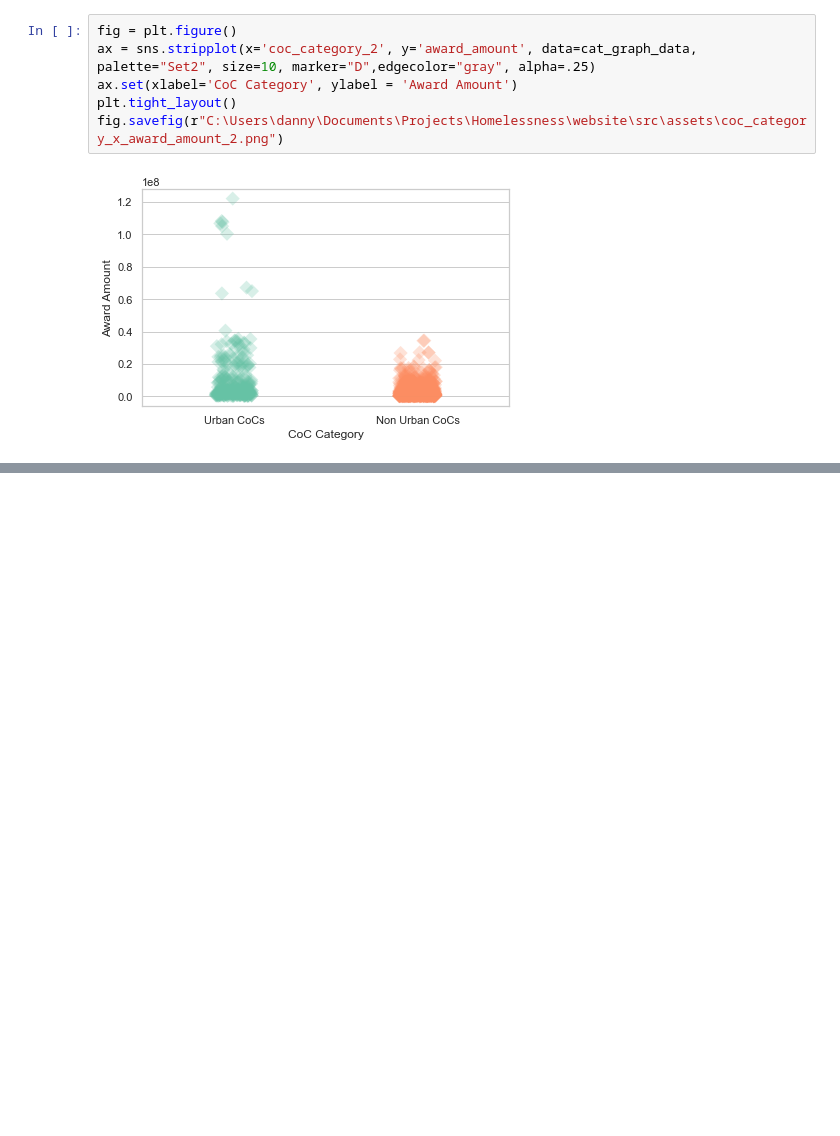
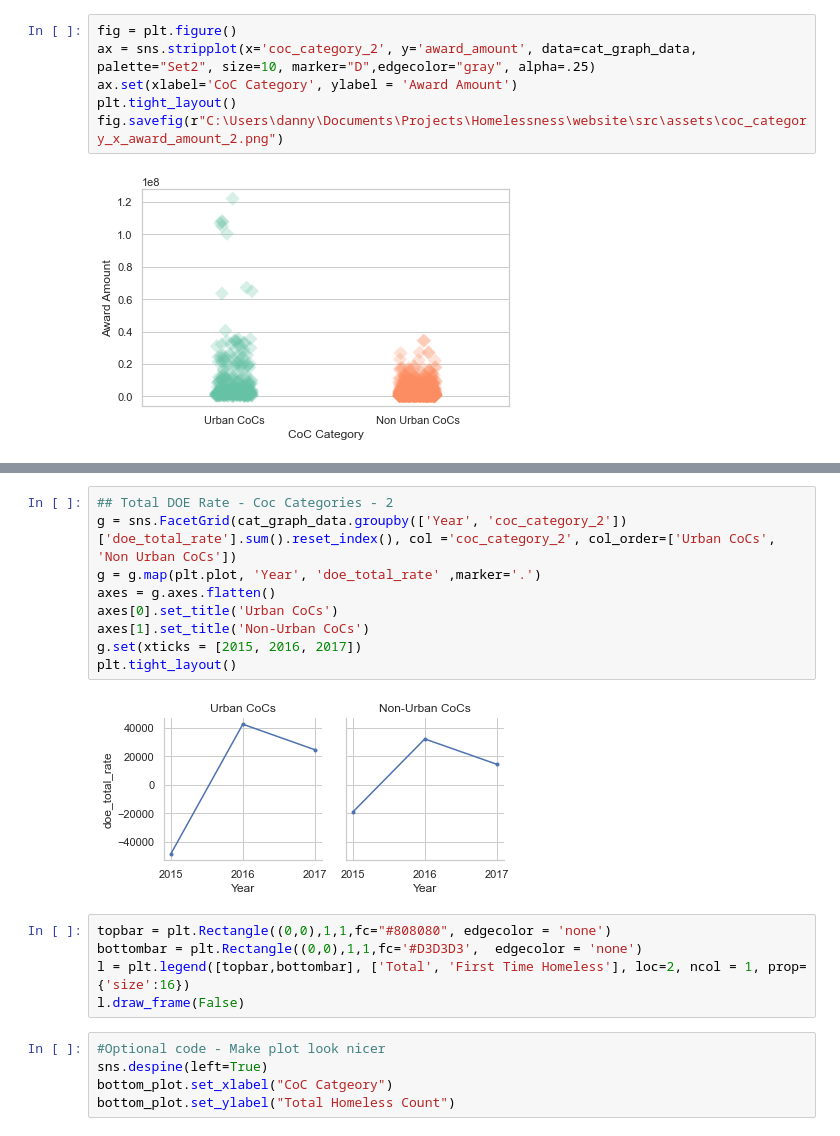
Before and after one commit to daniels241/UCLAx-Data-Science-Project, a Jupyter notebook: Notebooks/Graphs!.ipynb, the cells around one changed output, grey strips where cells are left out. Saved outputs shown, nothing was run; the diff lists cells and outputs as text; blank space fills up the shorter version.

Commit message:
Filled Out Image.ts

```diff
--- a/Notebooks/Graphs!.ipynb
+++ b/Notebooks/Graphs!.ipynb
@@ -314,0 +334,21 @@ fig.savefig(r"C:\Users\danny\Documents\Projects\Homelessness\website\src\assets\
+# %%
+## Total DOE Rate - Coc Categories - 2
+g = sns.FacetGrid(cat_graph_data.groupby(['Year', 'coc_category_2'])['doe_total_rate'].sum().reset_index(), col ='coc_category_2', col_order=['Urban CoCs', 'Non Urban CoCs'])
+g = g.map(plt.plot, 'Year', 'doe_total_rate' ,marker='.')
+axes = g.axes.flatten()
+axes[0].set_title('Urban CoCs')
+axes[1].set_title('Non-Urban CoCs')
+g.set(xticks = [2015, 2016, 2017])
+plt.tight_layout()
+# %% [output]
+[figure, added]
+# %%
+topbar = plt.Rectangle((0,0),1,1,fc="#808080", edgecolor = 'none')
+bottombar = plt.Rectangle((0,0),1,1,fc='#D3D3D3',  edgecolor = 'none')
+l = plt.legend([topbar,bottombar], ['Total', 'First Time Homeless'], loc=2, ncol = 1, prop={'size':16})
+l.draw_frame(False)
+# %%
+#Optional code - Make plot look nicer
+sns.despine(left=True)
+bottom_plot.set_xlabel("CoC Catgeory")
+bottom_plot.set_ylabel("Total Homeless Count")
```
Also changed, not shown: parts of 6 cells of this notebook, 2 other files.
